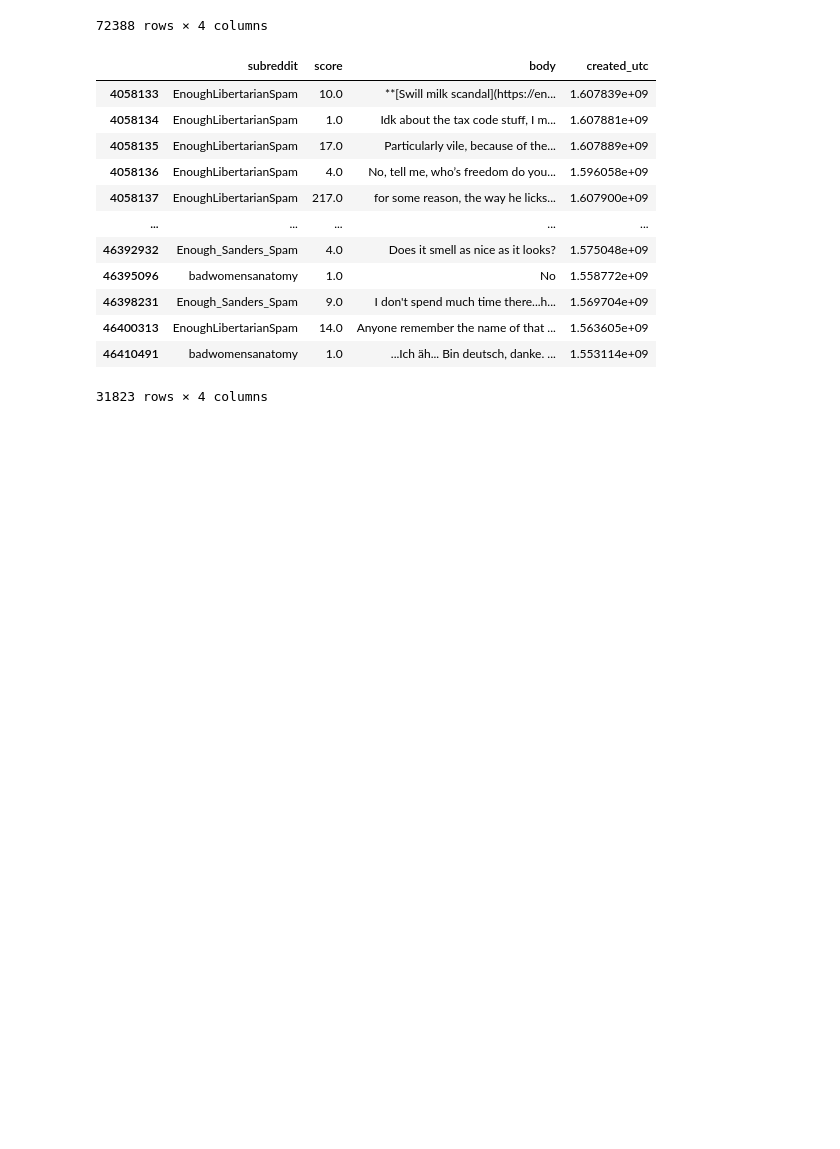
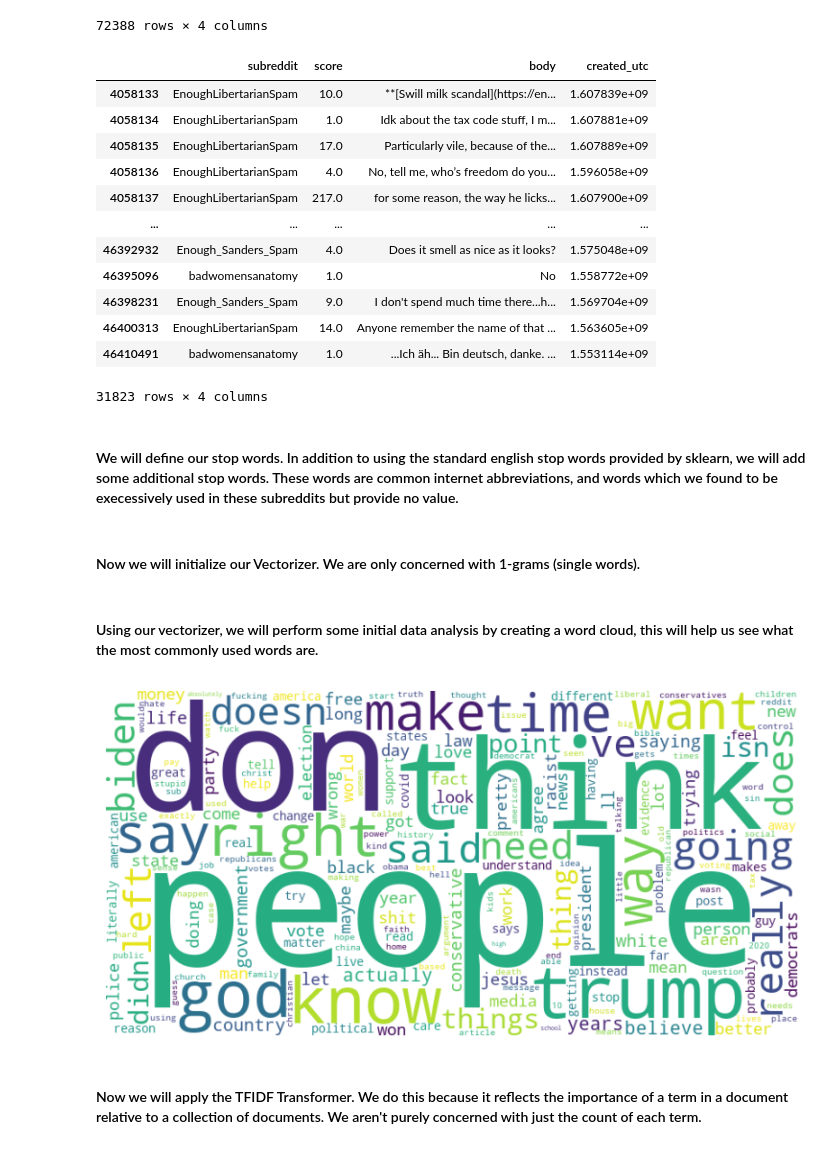
Before and after one commit to vigaash23/reddit-spectra, a Jupyter notebook: main.ipynb, the cells around one changed output. Cells and saved outputs as stored; diff of their text form; code cells hidden in the pictures; blank space fills up the shorter version.

```diff
--- a/main.ipynb
+++ b/main.ipynb
@@ -132,3 +139,28 @@ df_leftwing
 | 46400313 | EnoughLibertarianSpam | 14.0 | Anyone remember the name of that ... | 1.563605e+09 |
 | 46410491 | badwomensanatomy | 1.0 | ...Ich äh... Bin deutsch, danke. ... | 1.553114e+09 |
 31823 rows × 4 columns
+# %% [markdown]
+#### We will define our stop words. In addition to using the standard english stop words provided by sklearn, we will add some additional stop words. These words are common internet abbreviations, and words which we found to be execessively used in these subreddits but provide no value.
+# %%
+additional_stop_words = ['lol', 'omg', 'btw', 'brb', 'gtg', 'imho', 'fyi', 'idk', 'smh', 'ttyl', 'tldr', 'www', 'lmao', 'yes', 'no', 'like', 'just', 'did', 'yeah', 'oh', 'https', 'sure', 'good', 'bad', 'ok', 'okay', 'com']
+stop_words = list(ENGLISH_STOP_WORDS.union(additional_stop_words))
+# %% [markdown]
+#### Now we will initialize our Vectorizer. We are only concerned with 1-grams (single words).
+# %%
+vectorizer = CountVectorizer(max_features=500, ngram_range=(1,1), stop_words=stop_words)
+rightwing_vectorizer = vectorizer.fit_transform(df_rightwing['body'])
+# %% [markdown]
+#### Using our vectorizer, we will perform some initial data analysis by creating a word cloud, this will help us see what the most commonly used words are.
+# %%
+feature_names = vectorizer.get_feature_names_out()
+word_freq = dict(zip(feature_names, rightwing_vectorizer.sum(axis=0).A1))
+wordcloud = WordCloud(width=800, height=400, background_color='white').generate_from_frequencies(word_freq)
+
+plt.figure(figsize=(10, 5))
+plt.imshow(wordcloud, interpolation='bilinear')
+plt.axis("off")
+plt.show()
+# %% [output]
+[figure, added]
+# %% [markdown]
+#### Now we will apply the TFIDF Transformer. We do this because it reflects the importance of a term in a document relative to a collection of documents. We aren't purely concerned with just the count of each term.
```
Also changed, not shown: parts of 7 cells of this notebook.
